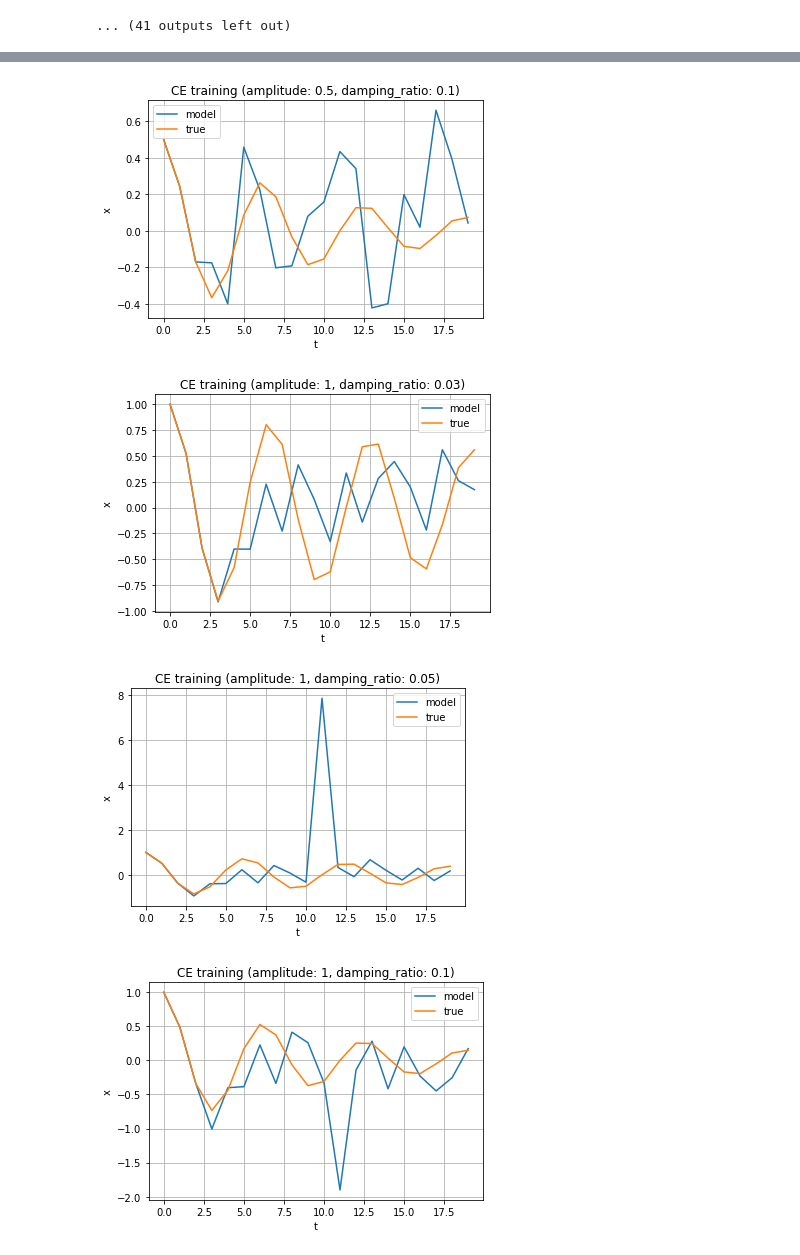
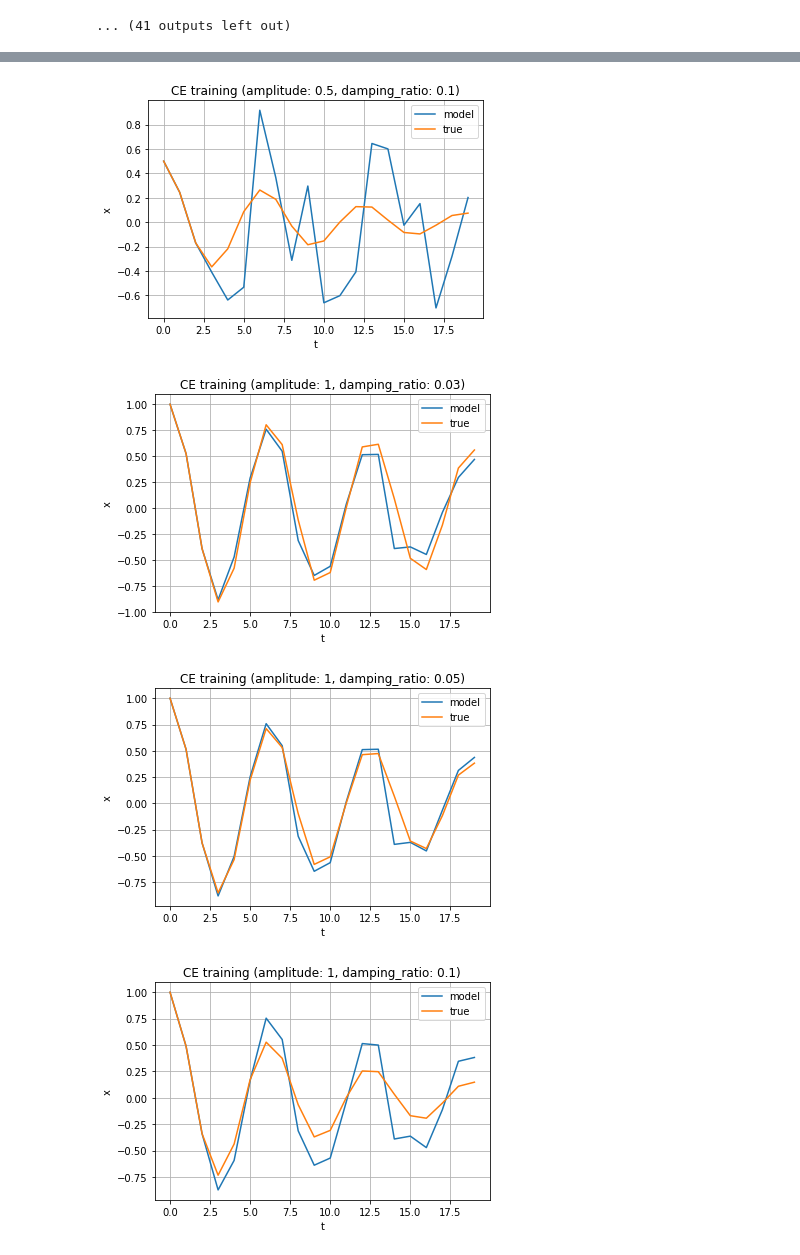
Before and after one commit to bamasa/rl_pendulum_predict, a Jupyter notebook: motion_4-hist-n_steps=20.ipynb, the cells around one changed output, grey strips where cells are left out. Saved outputs shown, nothing was run; the diff lists cells and outputs as text; code cells hidden in the pictures.

```diff
--- a/motion_4-hist-n_steps=20.ipynb
+++ b/motion_4-hist-n_steps=20.ipynb
@@ -486,5 +487,5 @@ plot_result(test_env, agent)
 # %%
-agent.load_state_dict(torch.load('checkpoint.pth'))
+agent.load_state_dict(torch.load('checkpoint_20.pth'))
 
 impact_amplitude_list = [0.5, 1, 1.5]
 damping_ratio_list = [0.03, 0.05, 0.1]
@@ -503,4 +504,4 @@ for a in impact_amplitude_list:
-[figure, old version]
+[figure, new version]
-[figure, old version]
+[figure, new version]
-[figure, old version]
+[figure, new version]
-[figure, old version]
+[figure, new version]
```
Also changed, not shown: parts of 6 cells of this notebook, 10 other files.
